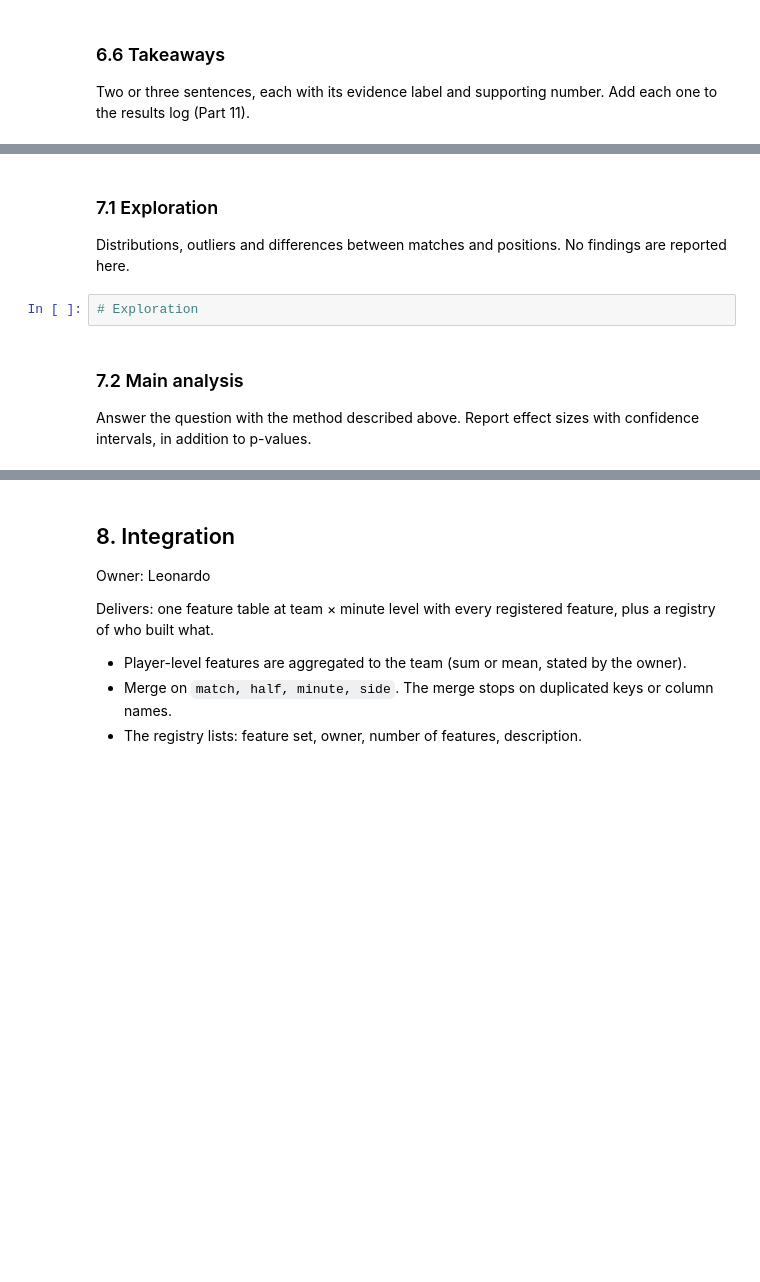
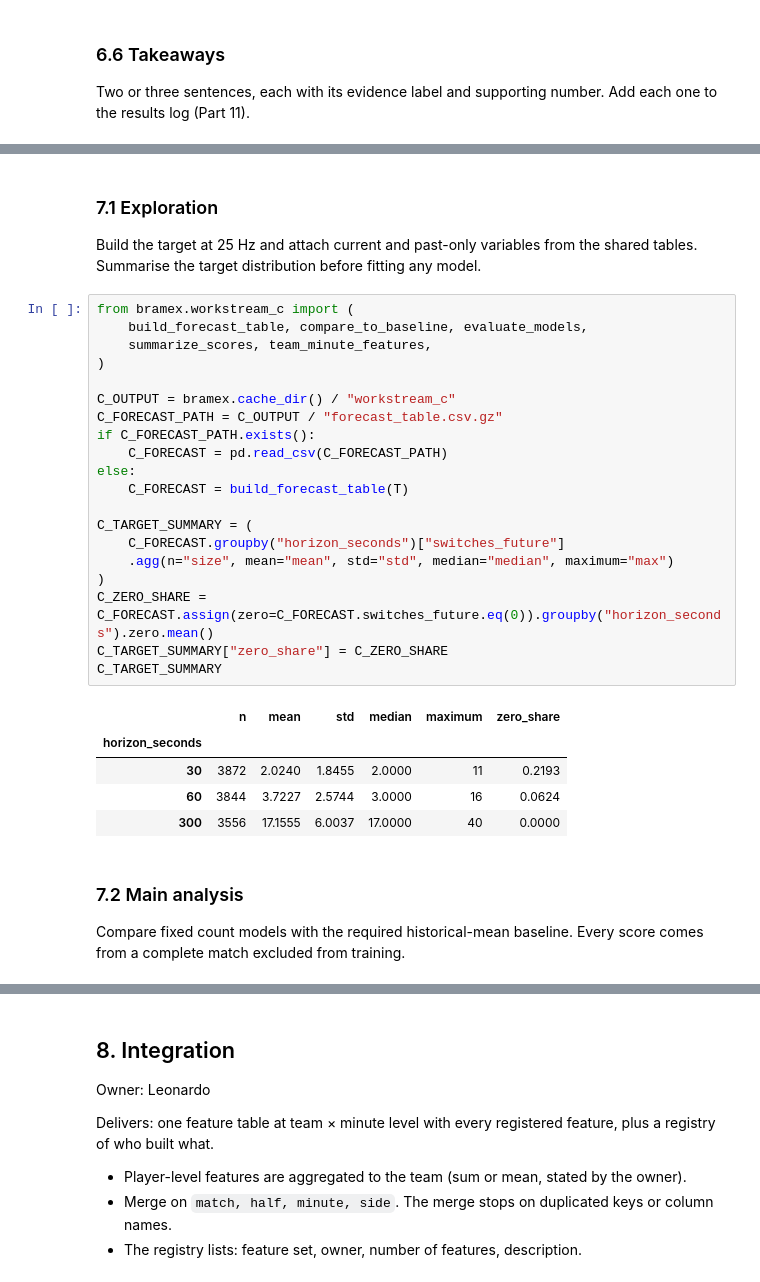
Before and after one commit to leonardoeng13/bramex-football-exertion-pitch-control, a Jupyter notebook: notebooks/BraMex_team_notebook.ipynb, the cells around one changed output, grey strips where cells are left out. Drawn from its saved outputs; the diff is of its cells as text; blank space fills up the shorter version.

```diff
--- a/notebooks/BraMex_team_notebook.ipynb
+++ b/notebooks/BraMex_team_notebook.ipynb
@@ -738,9 +737,33 @@ Starting points:
 # %% [markdown]
 ### 7.1 Exploration
-Distributions, outliers and differences between matches and positions. No findings are reported here.
+Build the target at 25 Hz and attach current and past-only variables from the shared tables. Summarise the target distribution before fitting any model.
 # %%
-# Exploration
+from bramex.workstream_c import (
+    build_forecast_table, compare_to_baseline, evaluate_models,
+    summarize_scores, team_minute_features,
+)
+
+C_OUTPUT = bramex.cache_dir() / "workstream_c"
+C_FORECAST_PATH = C_OUTPUT / "forecast_table.csv.gz"
+if C_FORECAST_PATH.exists():
+    C_FORECAST = pd.read_csv(C_FORECAST_PATH)
+else:
+    C_FORECAST = build_forecast_table(T)
+
+C_TARGET_SUMMARY = (
+    C_FORECAST.groupby("horizon_seconds")["switches_future"]
+    .agg(n="size", mean="mean", std="std", median="median", maximum="max")
+)
+C_ZERO_SHARE = C_FORECAST.assign(zero=C_FORECAST.switches_future.eq(0)).groupby("horizon_seconds").zero.mean()
+C_TARGET_SUMMARY["zero_share"] = C_ZERO_SHARE
+C_TARGET_SUMMARY
+# %% [output]
+|  | n | mean | std | median | maximum | zero_share |
+| horizon_seconds |  |  |  |  |  |  |
+| 30 | 3872 | 2.0240 | 1.8455 | 2.0000 | 11 | 0.2193 |
+| 60 | 3844 | 3.7227 | 2.5744 | 3.0000 | 16 | 0.0624 |
+| 300 | 3556 | 17.1555 | 6.0037 | 17.0000 | 40 | 0.0000 |
 # %% [markdown]
 ### 7.2 Main analysis
-Answer the question with the method described above. Report effect sizes with confidence intervals, in addition to p-values.
+Compare fixed count models with the required historical-mean baseline. Every score comes from a complete match excluded from training.
 # %%
```
Also changed, not shown: parts of 12 cells of this notebook, 9 other files.
